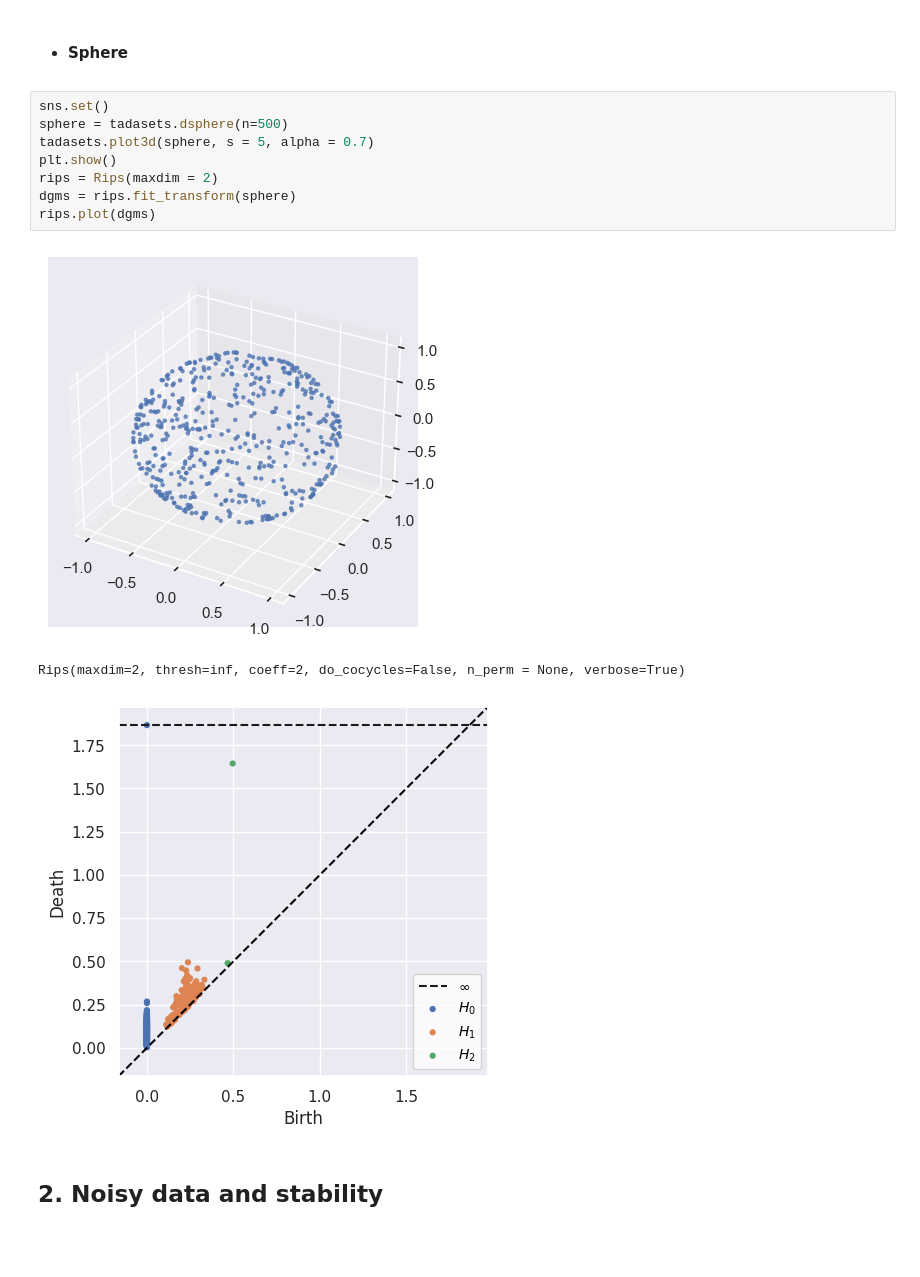
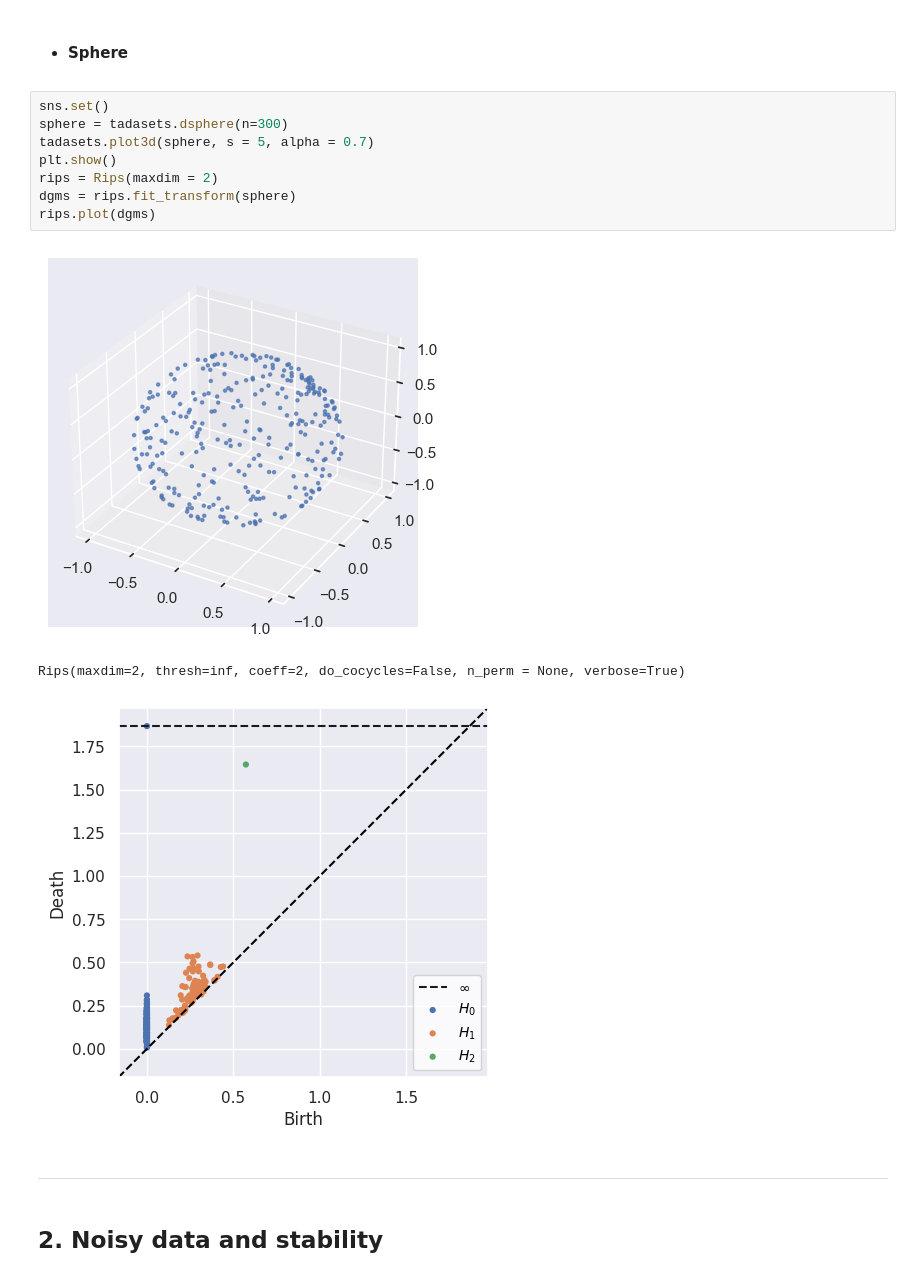
Before and after one commit to ximenafernandez/biomat2022, a Jupyter notebook: Intro_Persistent_Homology.ipynb, the cells around one changed output. Saved outputs shown, nothing was run; the diff lists cells and outputs as text; blank space fills up the shorter version.

```diff
--- a/Intro_Persistent_Homology.ipynb
+++ b/Intro_Persistent_Homology.ipynb
@@ -97,16 +105,18 @@ Rips(maxdim=2, thresh=inf, coeff=2, do_cocycles=False, n_perm = None, verbose=Tr
 - #### Sphere
 # %%
 sns.set()
-sphere = tadasets.dsphere(n=500)
+sphere = tadasets.dsphere(n=300)
 tadasets.plot3d(sphere, s = 5, alpha = 0.7)
 plt.show()
 rips = Rips(maxdim = 2)
 dgms = rips.fit_transform(sphere)
 rips.plot(dgms)
 # %% [output]
-[figure, old version]
+[figure, new version]
 Rips(maxdim=2, thresh=inf, coeff=2, do_cocycles=False, n_perm = None, verbose=True)
-[figure, old version]
+[figure, new version]
+# %% [markdown]
+*******************************************************************************************************************************
 # %% [markdown]
 ## 2. Noisy data and stability
 # %% [markdown]
```
Also changed, not shown: parts of 26 cells of this notebook, 4 other files.
